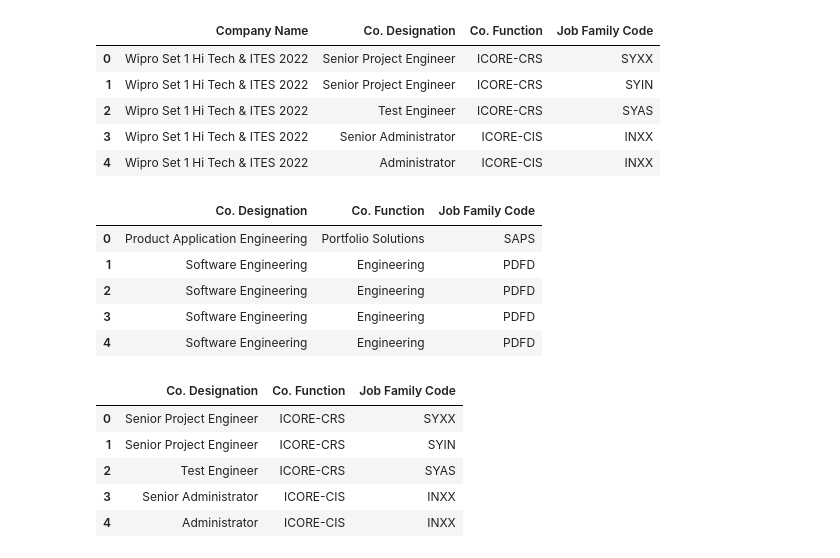
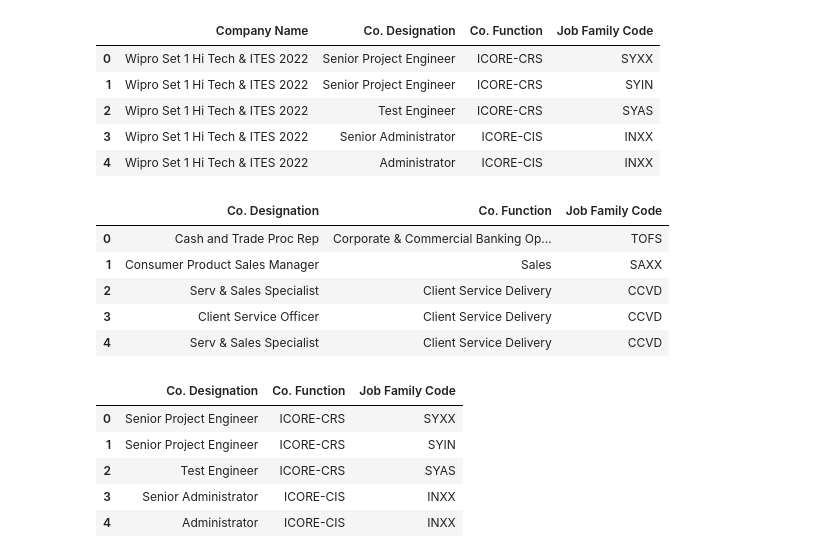
Before and after one commit to LazyHooks/Aon_Optimus, a Jupyter notebook: ites combined.ipynb, the cells around one changed output. Saved outputs shown, nothing was run; the diff lists cells and outputs as text; code cells hidden in the pictures.

```diff
--- a/ites combined.ipynb
+++ b/ites combined.ipynb
@@ -3,10 +3,10 @@
 # %%
 import pandas as pd
 # %%
-df1 = pd.read_csv('ITES_train.csv')
-df2 = pd.read_csv('ITES_train2.csv')
-df3 = pd.read_csv('ITES_train3.csv')
+df1 = pd.read_csv('ites_tr1.csv', encoding='windows-1252')
+df2 = pd.read_csv('ites_tr2.csv', encoding='windows-1252')
+df3 = pd.read_csv('ites_tr3.csv', encoding='windows-1252')
 df=pd.concat([df1,df2,df3],ignore_index=True,axis=0)
-df.head()
+df
 # %% [output]
 |  | Company Name | Co. Designation | Co. Function | Job Family Code |
@@ -65,7 +72,7 @@ from sklearn.metrics import accuracy_score, classification_report
 from sklearn.model_selection import train_test_split
 # %%
 # Load data
-data = pd.read_csv('ITES_train3.csv')
+data = df
 # %%
 df_test.head()
 # %% [output]
@@ -82,14 +89,14 @@ data = data.dropna()
 df_test = df_test[all_cols]
 df_test = df_test.dropna()
 # %%
-data.head()
+data.shape
 # %% [output]
 |  | Co. Designation | Co. Function | Job Family Code |
-| 0 | Product Application Engineering | Portfolio Solutions | SAPS |
-| 1 | Software Engineering | Engineering | PDFD |
-| 2 | Software Engineering | Engineering | PDFD |
-| 3 | Software Engineering | Engineering | PDFD |
-| 4 | Software Engineering | Engineering | PDFD |
+| 0 | Cash and Trade Proc Rep | Corporate & Commercial Banking Op... | TOFS |
+| 1 | Consumer Product Sales Manager | Sales | SAXX |
+| 2 | Serv & Sales Specialist | Client Service Delivery | CCVD |
+| 3 | Client Service Officer | Client Service Delivery | CCVD |
+| 4 | Serv & Sales Specialist | Client Service Delivery | CCVD |
 # %%
 df_test.head()
 # %% [output]
```
Also changed, not shown: parts of 5 cells of this notebook.
